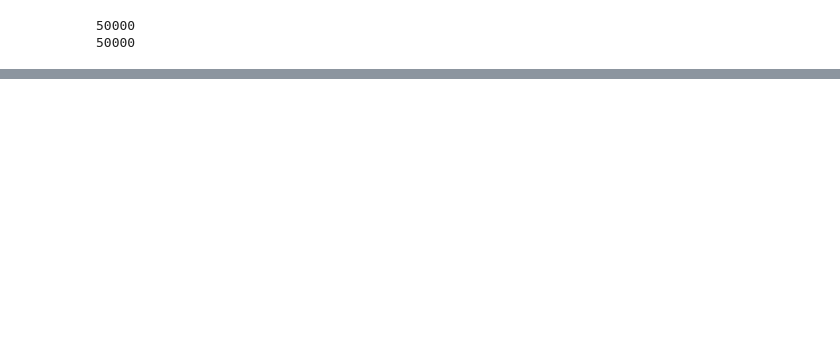
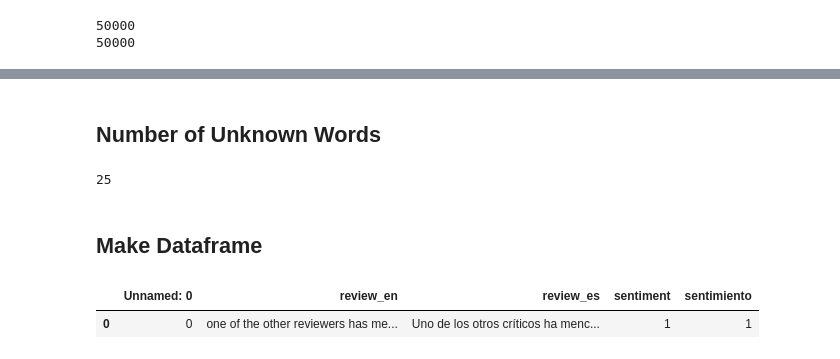
Before and after one commit to zfriedman0/5290-Spanish-MTSA, a Jupyter notebook: NLP_machine_translations_and_sentiment_analysis_arefa.ipynb, the cells around one changed output, grey strips where cells are left out. Cells and saved outputs as stored; diff of their text form; code cells hidden in the pictures; blank space fills up the shorter version.

```diff
--- a/NLP_machine_translations_and_sentiment_analysis_arefa.ipynb
+++ b/NLP_machine_translations_and_sentiment_analysis_arefa.ipynb
@@ -66,0 +330,2 @@ from sklearn.model_selection import train_test_split
+# %% [markdown]
+## Number of Unknown Words
@@ -66,0 +337,16 @@ from sklearn.model_selection import train_test_split
+# %%
+unknown_words(essay)
+# %% [output]
+25
+# %% [markdown]
+## Make Dataframe
+# %%
+# Remove any rows with missing values
+data.dropna(inplace=True)
+# %%
+# Convert the text to lowercase
+data["review_en"] = data["review_en"].str.lower()
+data.head(1)
+# %% [output]
+|  | Unnamed: 0 | review_en | review_es | sentiment | sentimiento |
+| 0 | 0 | one of the other reviewers has me... | Uno de los otros críticos ha menc... | 1 | 1 |
```
Also changed, not shown: parts of 34 cells of this notebook.
